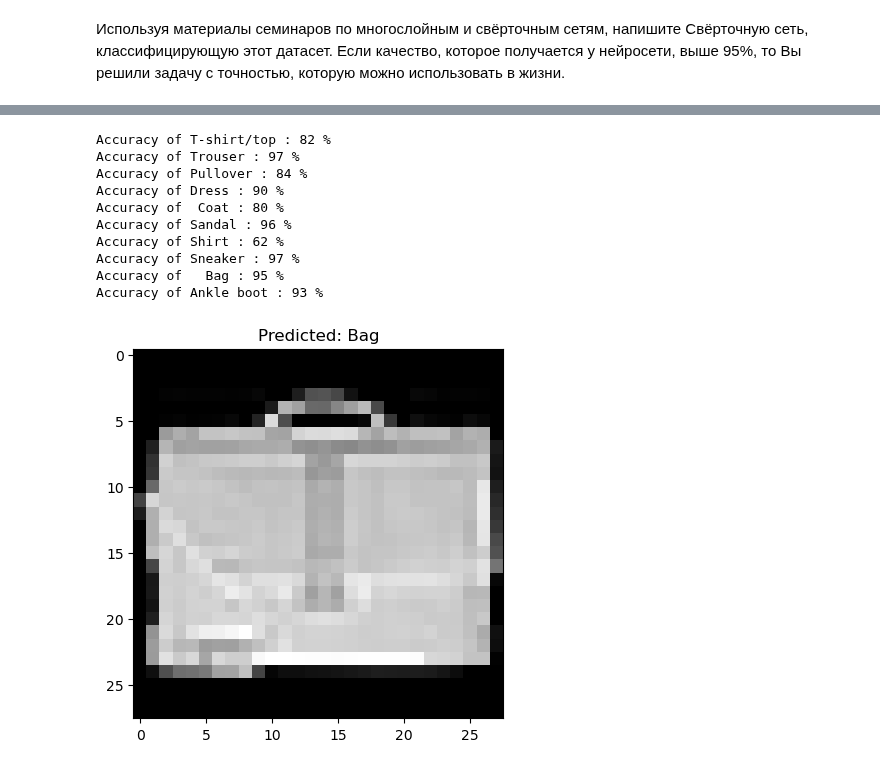
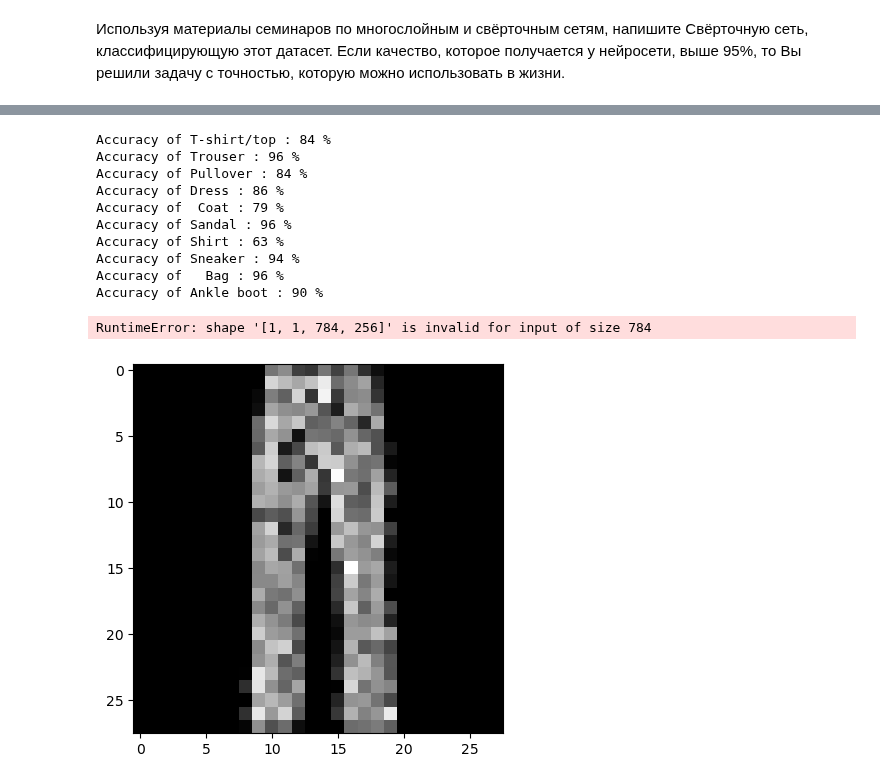
Before and after one commit to Ll44052/methods, a Jupyter notebook: числаки 4 и 5/Lab5_convnet.ipynb, the cells around one changed output, grey strips where cells are left out. Cells and saved outputs as stored; diff of their text form; code cells hidden in the pictures.

```diff
--- a/числаки 4 и 5/Lab5_convnet.ipynb
+++ b/числаки 4 и 5/Lab5_convnet.ipynb
@@ -106,3 +78,36 @@ class SimpleConvNet(nn.Module):
+# %%
+import torch.nn as nn
+class ConvNet(nn.Module):
+    def __init__(self, num_classes=10):
+        super().__init__()
+        self.features = nn.Sequential(
+            nn.Conv2d(1, 32, 3, padding=1), nn.BatchNorm2d(32), nn.ReLU(inplace=True),
+            nn.Conv2d(32, 32, 3, padding=1), nn.BatchNorm2d(32), nn.ReLU(inplace=True),
+            nn.MaxPool2d(2),
+            nn.Dropout(0.25),
+
+            nn.Conv2d(32, 64, 3, padding=1), nn.BatchNorm2d(64), nn.ReLU(inplace=True),
+            nn.Conv2d(64, 64, 3, padding=1), nn.BatchNorm2d(64), nn.ReLU(inplace=True),
+            nn.MaxPool2d(2),
+            nn.Dropout(0.25),
+
+            nn.Conv2d(64, 128, 3, padding=1), nn.BatchNorm2d(128), nn.ReLU(inplace=True),
+            nn.Conv2d(128, 128, 3, padding=1), nn.BatchNorm2d(128), nn.ReLU(inplace=True),
+            nn.MaxPool2d(2),
+            nn.Dropout(0.25),
+        )
+        self.classifier = nn.Sequential(
+            nn.Flatten(),
+            nn.Linear(128 * 3 * 3, 256),
+            nn.BatchNorm1d(256),
+            nn.ReLU(inplace=True),
+            nn.Dropout(0.5),
+            nn.Linear(256, num_classes),
+        )
+
+    def forward(self, x):
+        x = self.features(x)
+        return self.classifier(x)
 # %%
 import torch
 import torchvision
@@ -115,7 +120,7 @@ numpy_img = trainloader.dataset.train_data[0].numpy()
 from tqdm import tqdm_notebook
 
 # объявляем сеть
-net = SimpleConvNet()
+net = ConvNet()
 
 # выбираем функцию потерь
 loss_fn = torch.nn.CrossEntropyLoss()
@@ -210,28 +215,29 @@ for i in range(10):
     print('Accuracy of %5s : %2d %%' % (
         classes[i], 100 * class_correct[i] / class_total[i]))
 # %% [output]
-Accuracy of T-shirt/top : 82 %
-Accuracy of Trouser : 97 %
+Accuracy of T-shirt/top : 84 %
+Accuracy of Trouser : 96 %
 Accuracy of Pullover : 84 %
-Accuracy of Dress : 90 %
-Accuracy of  Coat : 80 %
+Accuracy of Dress : 86 %
+Accuracy of  Coat : 79 %
 Accuracy of Sandal : 96 %
-Accuracy of Shirt : 62 %
-Accuracy of Sneaker : 97 %
-Accuracy of   Bag : 95 %
-Accuracy of Ankle boot : 93 %
+Accuracy of Shirt : 63 %
+Accuracy of Sneaker : 94 %
+Accuracy of   Bag : 96 %
+Accuracy of Ankle boot : 90 %
 # %%
 i = np.random.randint(low=0, high=10000)
 
 def visualize_result(index):
     image = testloader.dataset.test_data[index].numpy()
     plt.imshow(image, cmap='gray')
 
-    y_pred = net(torch.Tensor(image).view(1, 1, 28, 28))
+    y_pred = net(torch.Tensor(image).view(1, 1, 784, 256))
     _, predicted = torch.max(y_pred, 1)
 
     plt.title(f'Predicted: {classes[predicted[0]]}')
 
 visualize_result(i)
 # %% [output]
+RuntimeError: shape '[1, 1, 784, 256]' is invalid for input of size 784
-[figure, old version]
+[figure, new version]
```
Also changed, not shown: parts of 3 cells of this notebook.
